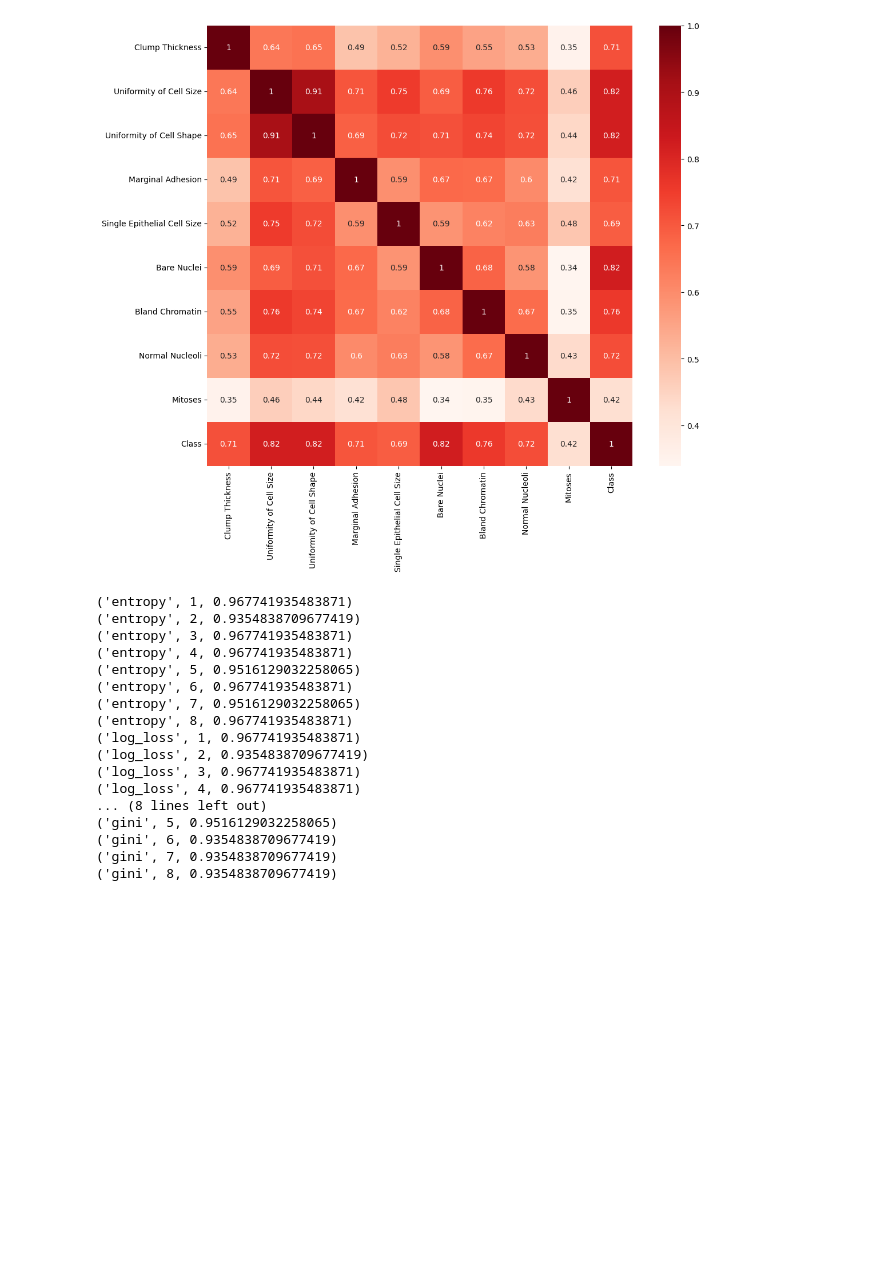
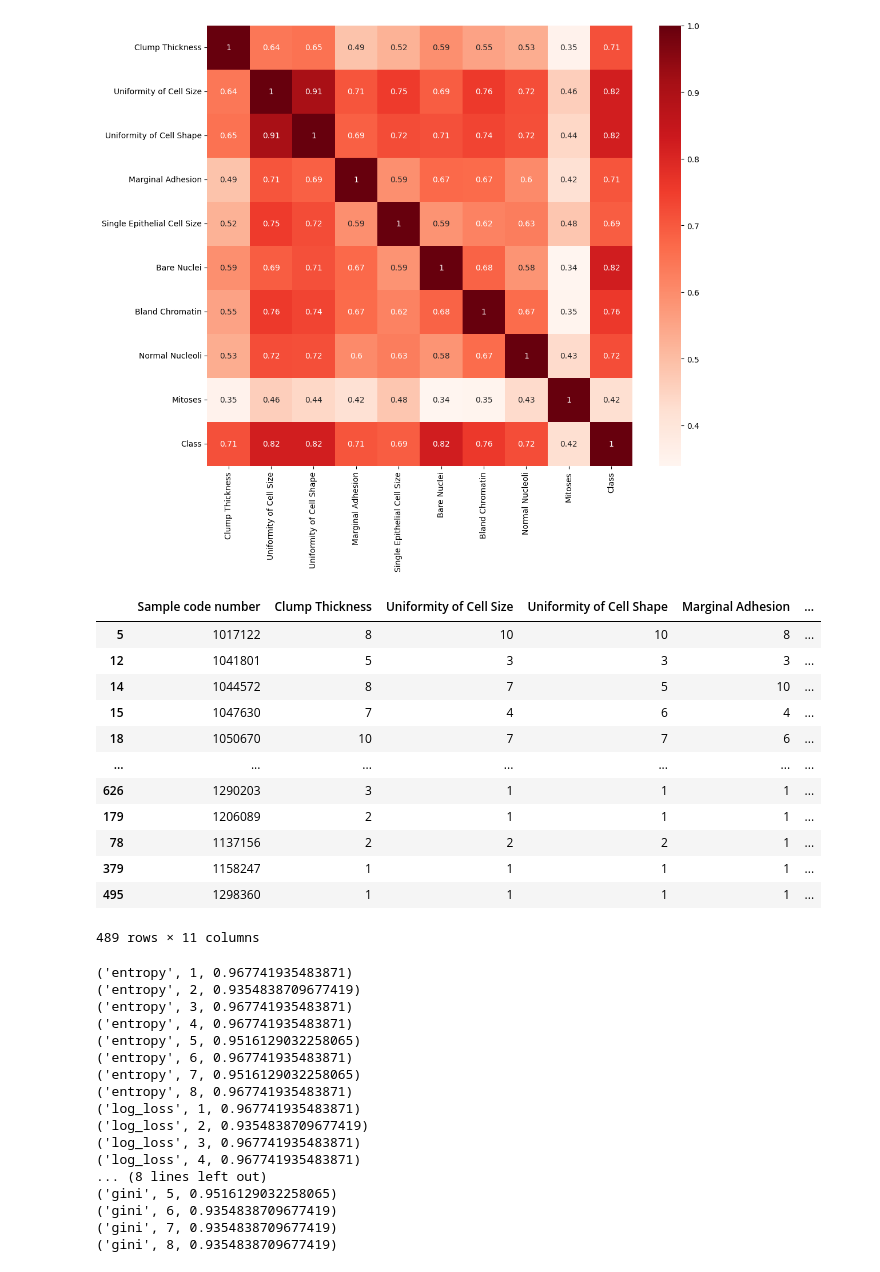
Before and after one commit to rvloenhout/Predicting_BenignOrMalignant, a Jupyter notebook: Decision_Tree.ipynb, the cells around one changed output. Cells and saved outputs as stored; diff of their text form; code cells hidden in the pictures; blank space fills up the shorter version.

```diff
--- a/Decision_Tree.ipynb
+++ b/Decision_Tree.ipynb
@@ -50,6 +55,31 @@ sns.heatmap(cor, annot=True, cmap=plt.cm.Reds)
 plt.show()
 # %% [output]
 [figure]
+# %%
+#Under-Sample the Majority Class (2 = benign)
+UnderSampleClass = tumor_df.loc[tumor_df["Class"] == 2]
+UnderSampleClass_Sample = UnderSampleClass.sample(250)
+
+#Merge two class sets
+Only4Class = tumor_df.loc[tumor_df["Class"] == 4]
+tumor_df_Merged = pd.concat([Only4Class,UnderSampleClass_Sample])
+
+#Recheck distribution
+sns.countplot(tumor_df_Merged, x="Class", );
+# %% [output]
+|  | Sample code number | Clump Thickness | Uniformity of Cell Size | Uniformity of Cell Shape | Marginal Adhesion | ... |
+| 5 | 1017122 | 8 | 10 | 10 | 8 | ... |
+| 12 | 1041801 | 5 | 3 | 3 | 3 | ... |
+| 14 | 1044572 | 8 | 7 | 5 | 10 | ... |
+| 15 | 1047630 | 7 | 4 | 6 | 4 | ... |
+| 18 | 1050670 | 10 | 7 | 7 | 6 | ... |
+| ... | ... | ... | ... | ... | ... | ... |
+| 626 | 1290203 | 3 | 1 | 1 | 1 | ... |
+| 179 | 1206089 | 2 | 1 | 1 | 1 | ... |
+| 78 | 1137156 | 2 | 2 | 2 | 1 | ... |
+| 379 | 1158247 | 1 | 1 | 1 | 1 | ... |
+| 495 | 1298360 | 1 | 1 | 1 | 1 | ... |
+489 rows × 11 columns
 # %%
 #Splitting the data into training (~80%), validation (~10%) and test (~10%) data
 x_columns = ["Clump Thickness", "Uniformity of Cell Size", "Uniformity of Cell Shape", "Marginal Adhesion", "Single Epithelial Cell Size", "Bare Nuclei", "Bland Chromatin", "Normal Nucleoli", "Mitoses"]
```
Also changed, not shown: parts of 1 cell of this notebook.
